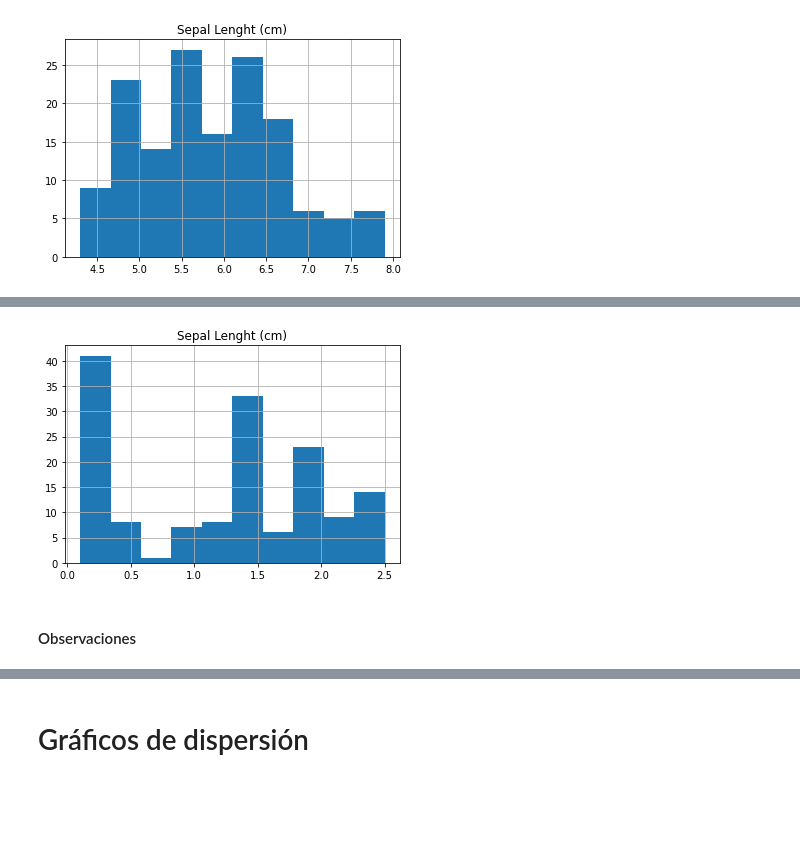
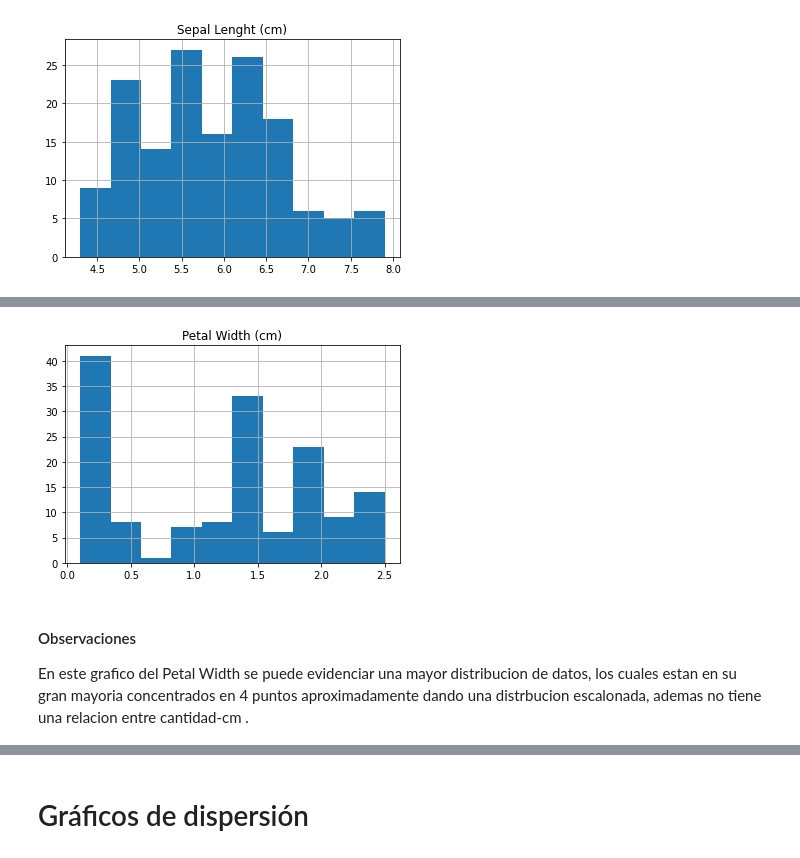
Before and after one commit to Jefer698/Solemne-I-Optativo-de-Especialidad-II, a Jupyter notebook: Solemne1_NombreApellido.ipynb, the cells around one changed output, grey strips where cells are left out. Saved outputs shown, nothing was run; the diff lists cells and outputs as text; code cells hidden in the pictures; blank space fills up the shorter version.

```diff
--- a/Solemne1_NombreApellido.ipynb
+++ b/Solemne1_NombreApellido.ipynb
@@ -384,10 +387,11 @@ plt.show()
 # %%
 df['petal width (cm)'].hist()
-plt.title("Sepal Lenght (cm)")
+plt.title("Petal Width (cm)")
 plt.show()
 # %% [output]
-[figure, old version]
+[figure, new version]
-# %% [markdown]
-<h4> Observaciones </h4>
+# %% [markdown]
+<h4> Observaciones </h4>
+En este grafico del Petal Width se puede evidenciar una mayor distribucion de datos, los cuales estan en su gran mayoria concentrados en 4 puntos aproximadamente dando una distrbucion escalonada, ademas no tiene una relacion entre cantidad-cm .
 # %%
 df['target'].hist()
```
Also changed, not shown: parts of 55 cells of this notebook.
